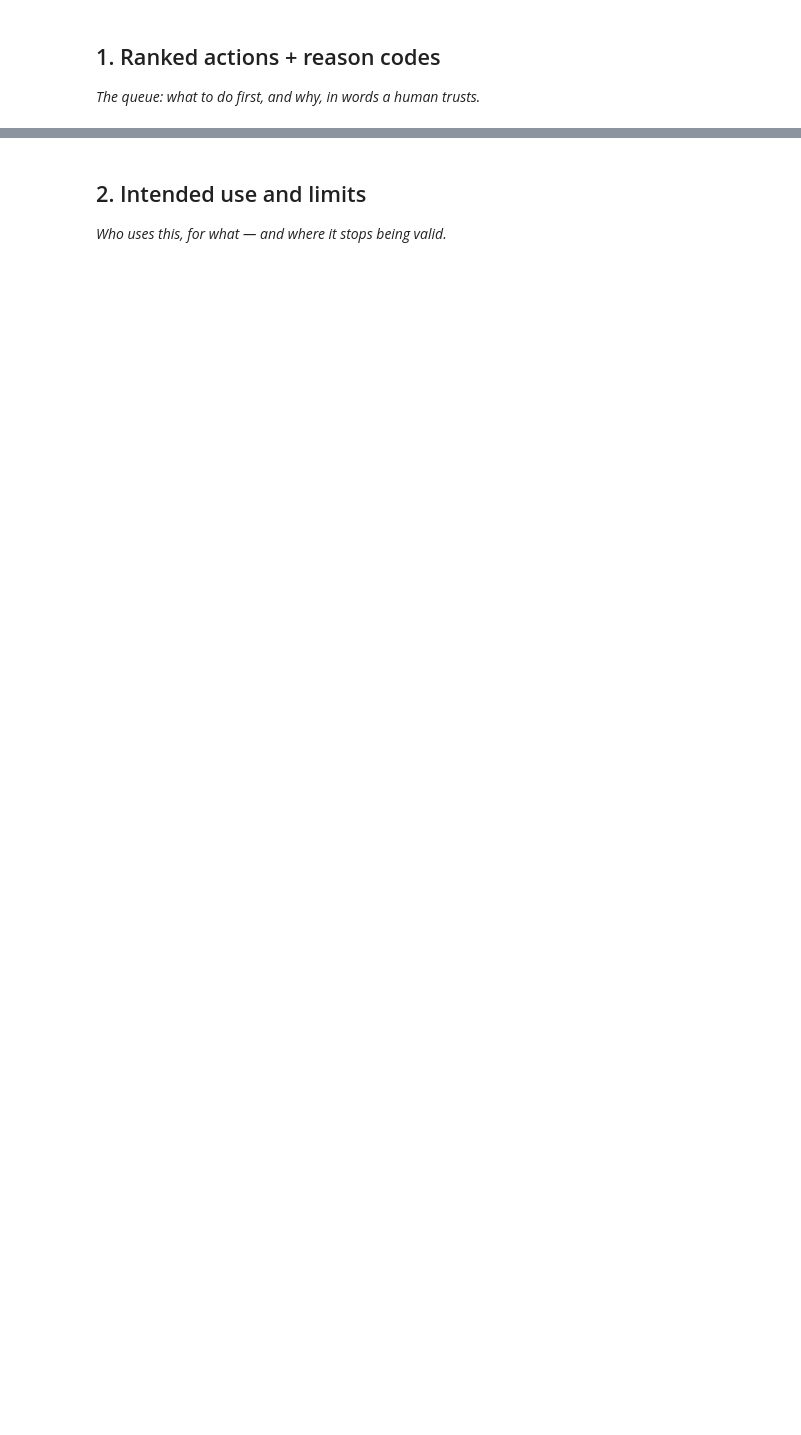
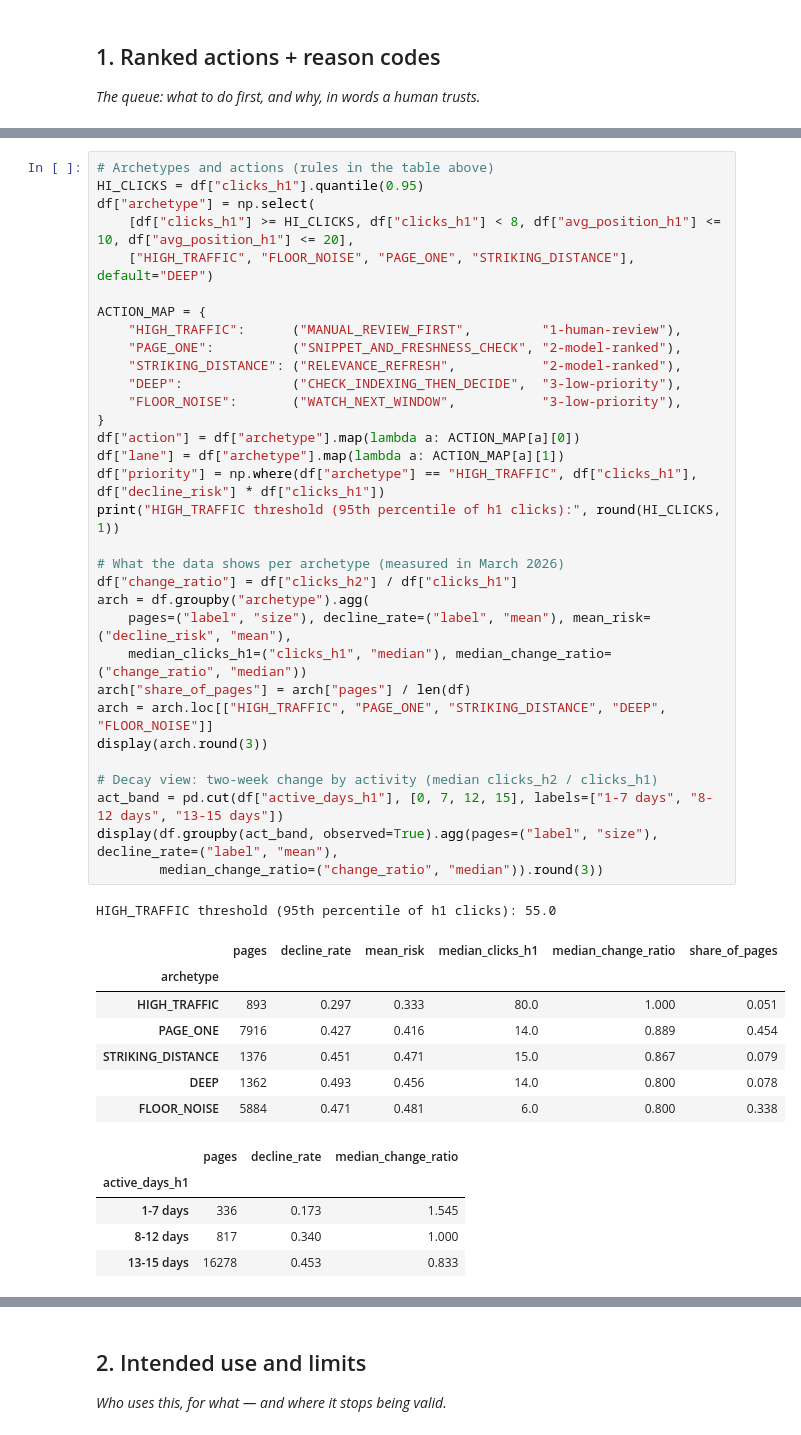
Before and after one commit to Hammad-vibes/FlyRank-Internship, a Jupyter notebook: work/notebooks/w07_action_playbook.ipynb, the cells around one changed output, grey strips where cells are left out. Drawn from its saved outputs; the diff is of its cells as text; blank space fills up the shorter version.

```diff
--- a/work/notebooks/w07_action_playbook.ipynb
+++ b/work/notebooks/w07_action_playbook.ipynb
@@ -15,0 +140,46 @@ This skeleton is yours to fill. Work the sections **in order** — each one has
+# %%
+# Archetypes and actions (rules in the table above)
+HI_CLICKS = df["clicks_h1"].quantile(0.95)
+df["archetype"] = np.select(
+    [df["clicks_h1"] >= HI_CLICKS, df["clicks_h1"] < 8, df["avg_position_h1"] <= 10, df["avg_position_h1"] <= 20],
+    ["HIGH_TRAFFIC", "FLOOR_NOISE", "PAGE_ONE", "STRIKING_DISTANCE"], default="DEEP")
+
+ACTION_MAP = {
+    "HIGH_TRAFFIC":      ("MANUAL_REVIEW_FIRST",         "1-human-review"),
+    "PAGE_ONE":          ("SNIPPET_AND_FRESHNESS_CHECK", "2-model-ranked"),
+    "STRIKING_DISTANCE": ("RELEVANCE_REFRESH",           "2-model-ranked"),
+    "DEEP":              ("CHECK_INDEXING_THEN_DECIDE",  "3-low-priority"),
+    "FLOOR_NOISE":       ("WATCH_NEXT_WINDOW",           "3-low-priority"),
+}
+df["action"] = df["archetype"].map(lambda a: ACTION_MAP[a][0])
+df["lane"] = df["archetype"].map(lambda a: ACTION_MAP[a][1])
+df["priority"] = np.where(df["archetype"] == "HIGH_TRAFFIC", df["clicks_h1"], df["decline_risk"] * df["clicks_h1"])
+print("HIGH_TRAFFIC threshold (95th percentile of h1 clicks):", round(HI_CLICKS, 1))
+
+# What the data shows per archetype (measured in March 2026)
+df["change_ratio"] = df["clicks_h2"] / df["clicks_h1"]
+arch = df.groupby("archetype").agg(
+    pages=("label", "size"), decline_rate=("label", "mean"), mean_risk=("decline_risk", "mean"),
+    median_clicks_h1=("clicks_h1", "median"), median_change_ratio=("change_ratio", "median"))
+arch["share_of_pages"] = arch["pages"] / len(df)
+arch = arch.loc[["HIGH_TRAFFIC", "PAGE_ONE", "STRIKING_DISTANCE", "DEEP", "FLOOR_NOISE"]]
+display(arch.round(3))
+
+# Decay view: two-week change by activity (median clicks_h2 / clicks_h1)
+act_band = pd.cut(df["active_days_h1"], [0, 7, 12, 15], labels=["1-7 days", "8-12 days", "13-15 days"])
+display(df.groupby(act_band, observed=True).agg(pages=("label", "size"), decline_rate=("label", "mean"),
+        median_change_ratio=("change_ratio", "median")).round(3))
+# %% [output]
+HIGH_TRAFFIC threshold (95th percentile of h1 clicks): 55.0
+|  | pages | decline_rate | mean_risk | median_clicks_h1 | median_change_ratio | share_of_pages |
+| archetype |  |  |  |  |  |  |
+| HIGH_TRAFFIC | 893 | 0.297 | 0.333 | 80.0 | 1.000 | 0.051 |
+| PAGE_ONE | 7916 | 0.427 | 0.416 | 14.0 | 0.889 | 0.454 |
+| STRIKING_DISTANCE | 1376 | 0.451 | 0.471 | 15.0 | 0.867 | 0.079 |
+| DEEP | 1362 | 0.493 | 0.456 | 14.0 | 0.800 | 0.078 |
+| FLOOR_NOISE | 5884 | 0.471 | 0.481 | 6.0 | 0.800 | 0.338 |
+|  | pages | decline_rate | median_change_ratio |
+| active_days_h1 |  |  |  |
+| 1-7 days | 336 | 0.173 | 1.545 |
+| 8-12 days | 817 | 0.340 | 1.000 |
+| 13-15 days | 16278 | 0.453 | 0.833 |
```
Also changed, not shown: parts of 21 cells of this notebook.
